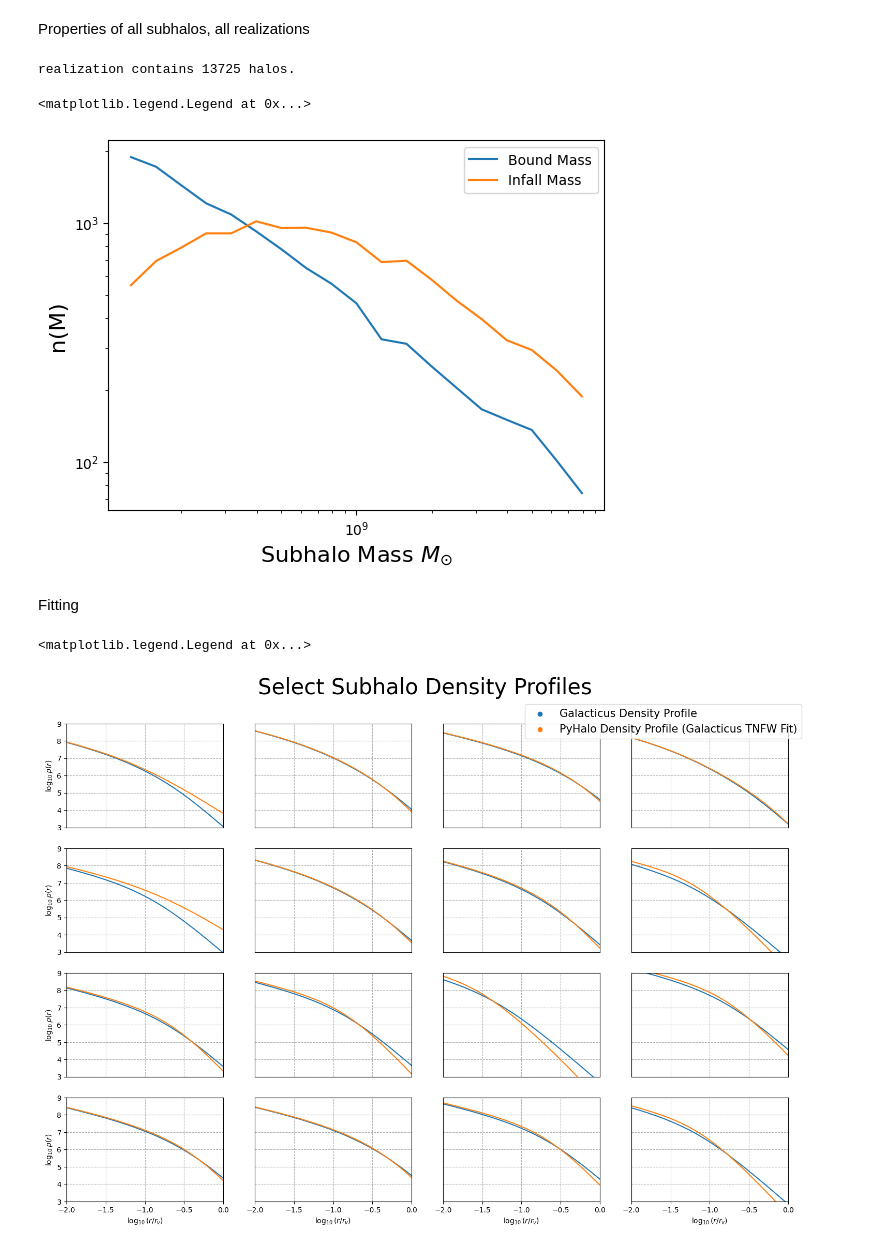
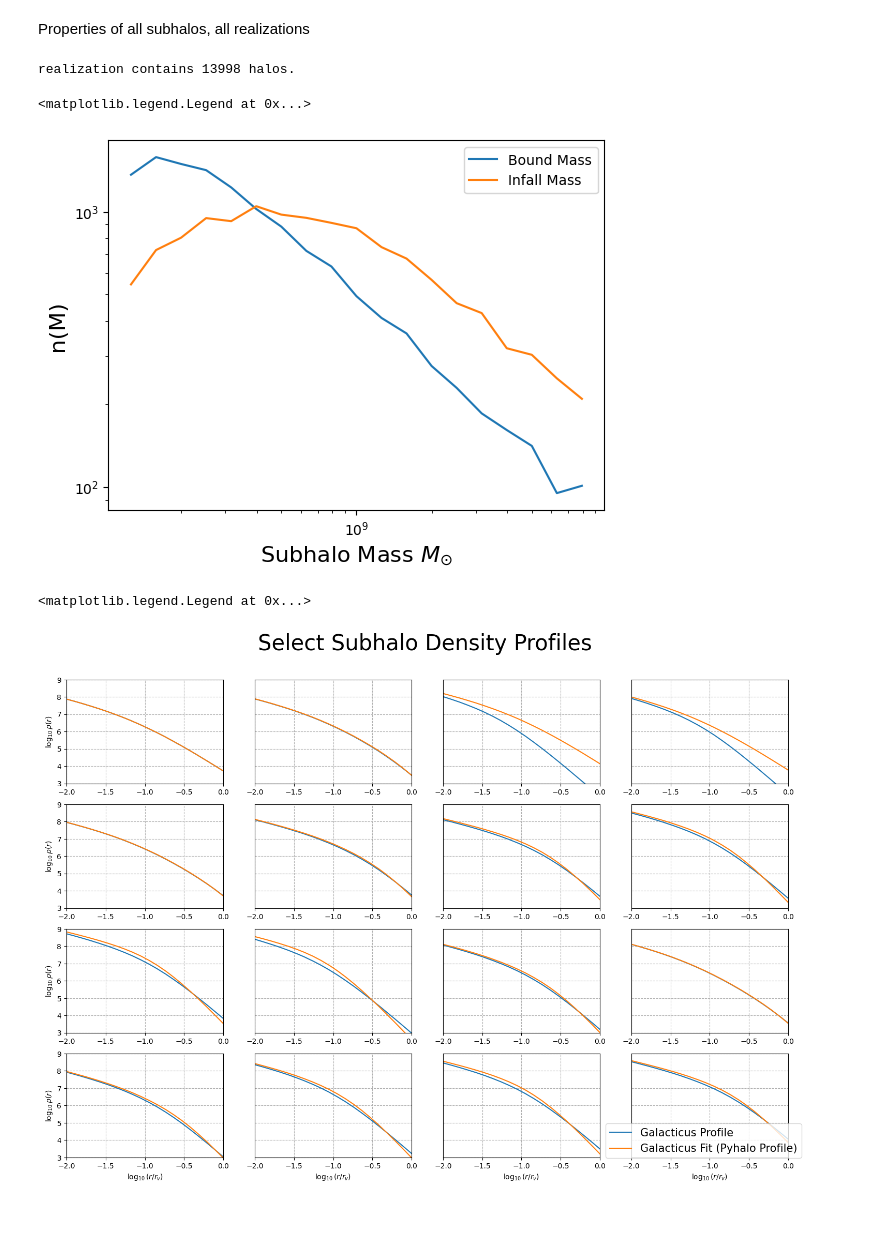
Before and after one commit to dangilman/pyHalo, a Jupyter notebook: example_notebooks/from_galacticus.ipynb, the cells around one changed output. Drawn from its saved outputs; the diff is of its cells as text; code cells hidden in the pictures; blank space fills up the shorter version.

```diff
--- a/example_notebooks/from_galacticus.ipynb
+++ b/example_notebooks/from_galacticus.ipynb
@@ -13,7 +13,7 @@ from scipy.optimize import minimize
 # %% [markdown]
 Create a single realization from galacticus output
 # %%
-path_hdf5 = "data/TNFW_example.hdf5"
+path_hdf5 = "data/TNFW_debug-7.hdf5"
 tree_index = 8
 mrange = (1E8,1E10)
 # The coordinates of the normal vector of the plane we project onto when rendering
@@ -93,5 +93,5 @@ Notes on the mass function graph:
 # %%
-realization_galacticus_subhalos = DMFromGalacticus(z_lens,z_source,path_hdf5,tree_index,dict(cone_opening_angle_arcsec=cone_opening_angle_arcsec),
+realization_galacticus_subhalos = DMFromGalacticus(z_lens,z_source,path_hdf5,3 ,dict(cone_opening_angle_arcsec=cone_opening_angle_arcsec),
                                                                                 mrange,True,plane_normal,include_field_halos=False)
 
 subhalos = realization_galacticus_subhalos.halos
@@ -152,11 +154,9 @@ ax.set_xlabel('Subhalo Mass '+r'$M_{\odot}$', fontsize=16)
 ax.set_ylabel('n(M)', fontsize=16)
 ax.legend()
 # %% [output]
-realization contains 13725 halos.
+realization contains 13998 halos.
 <matplotlib.legend.Legend at 0x...>
-[figure, old version]
+[figure, new version]
-# %% [markdown]
-Fitting
 # %%
 nplotsx, nplotsy = 4,4
 xscale = (-2,0)
@@ -179,48 +179,49 @@ def plot_pyhalo_density_profile(ax:plt.Axes,subhalo:TNFWFromParams, nodedata, gu
 
     density_profile_radius = nd_sub[gutil.PARAM_DENSITY_PROFILE_RADIUS][0] * 1E3
     rv = subhalo.params_physical[TNFWFromParams.KEY_RV]
-
     density_profile = subhalo.density_profile_3d(density_profile_radius)
 
     ax.plot(np.log10(density_profile_radius / rv),np.log10(density_profile),label="PyHalo Density Profile")
 
 
 
+
 for y,ax_row in enumerate(axs):
     for x,ax in enumerate(ax_row):
-        _ax:plt.Axes = ax
+        ax:plt.Axes = ax
 
-        _ax.set_xlim(*xscale,)
-        _ax.set_ylim(*yscale)
-        _ax.set_xlabel(r"$\log_{10}(r/r_v)$")
-        _ax.set_ylabel(r"$\log_{10}\rho(r)$")
-        _ax.grid(linestyle="--")
+        ax.set_xlim(*xscale,)
+        ax.set_ylim(*yscale)
+        ax.set_xlabel(r"$\log_{10}(r/r_v)$")
+        ax.set_ylabel(r"$\log_{10}\rho(r)$")
+        ax.grid(linestyle="--")
 
         if x > 0:
-            _ax.tick_params(left=False,labelleft=False)
-            _ax.set_ylabel("")
+            ax.tick_params(left=False,labelleft=False)
+            ax.set_ylabel("")
         if y < nplotsy - 1:
-            _ax.tick_params(bottom=False,labelbottom=False)
-            _ax.set_xlabel("")
+            #ax.tick_params(bottom=False,labelbottom=False)
+            ax.set_xlabel("")
 
         n = nplotsx * y + x
 
         sh = subhalos[n]
 
         plot_galacticus_profile(ax,nodedata,sh.id,gutil)
         plot_pyhalo_density_profile(ax,sh,nodedata,gutil)
 
 ax_main = fig.add_axes((0.1,0.1,0.82,0.82),facecolor=(1,1,1,0))
 ax_main.axis("off")
 
 ax_main.set_title("Select Subhalo Density Profiles",fontdict=dict(fontsize=30))
 ax_main.set_xlim((0,1))
 ax_main.set_ylim((0,1))
 
-ax_main.scatter((-10,),(-10,),label="Galacticus Density Profile")
-ax_main.scatter((-10,),(-10,),label="PyHalo Density Profile (Galacticus TNFW Fit)")
+ax_main.plot((-10),(-10),label="Galacticus Profile")
+ax_main.plot((-10),(-10),label="Galacticus Fit (Pyhalo Profile)")
 
-ax_main.legend(loc="upper right",fontsize=15)
+
+ax_main.legend(loc="lower right",fontsize=15)
 # %% [output]
 <matplotlib.legend.Legend at 0x...>
-[figure, old version]
+[figure, new version]
```
Also changed, not shown: parts of 8 cells of this notebook, 1 other file.
